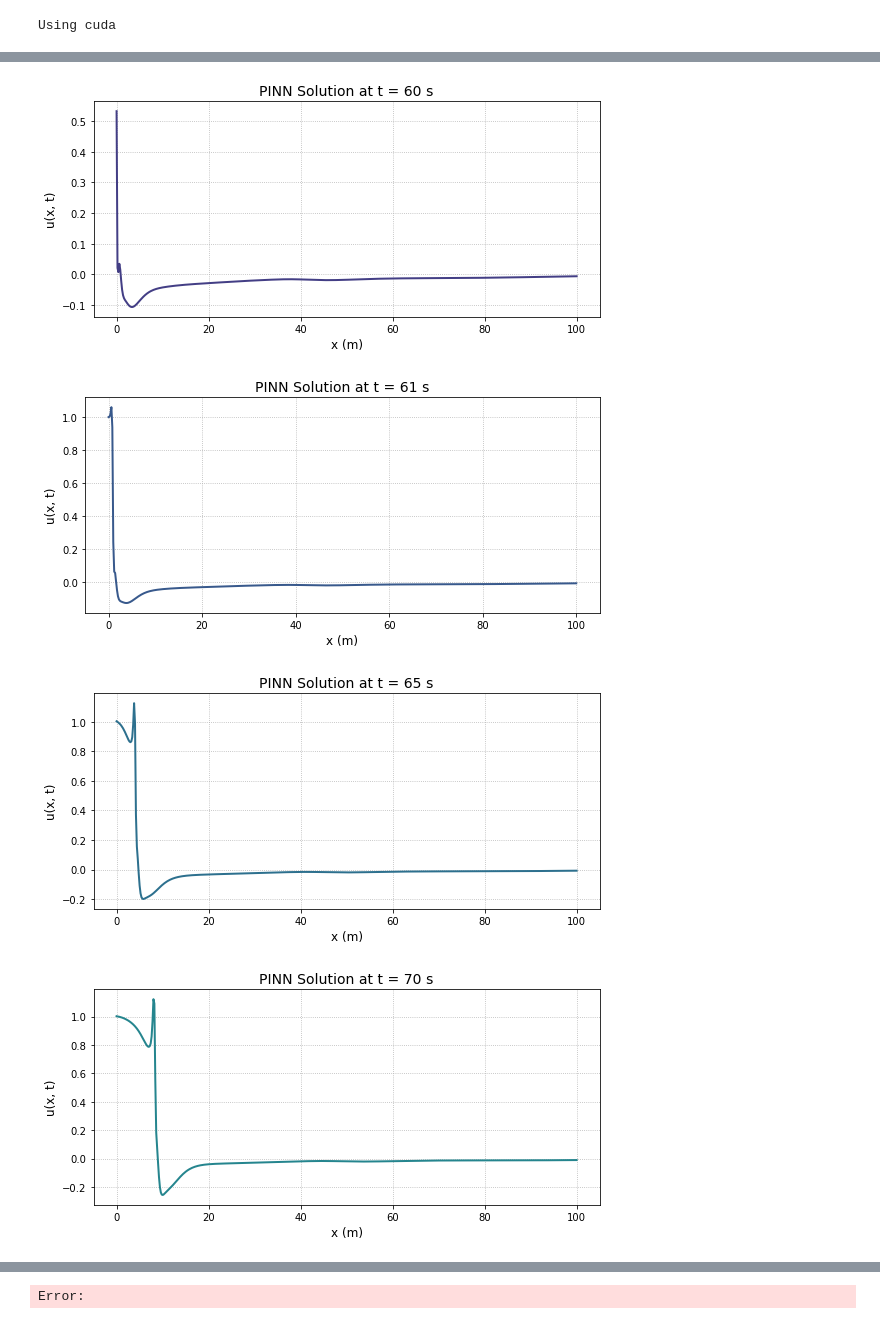
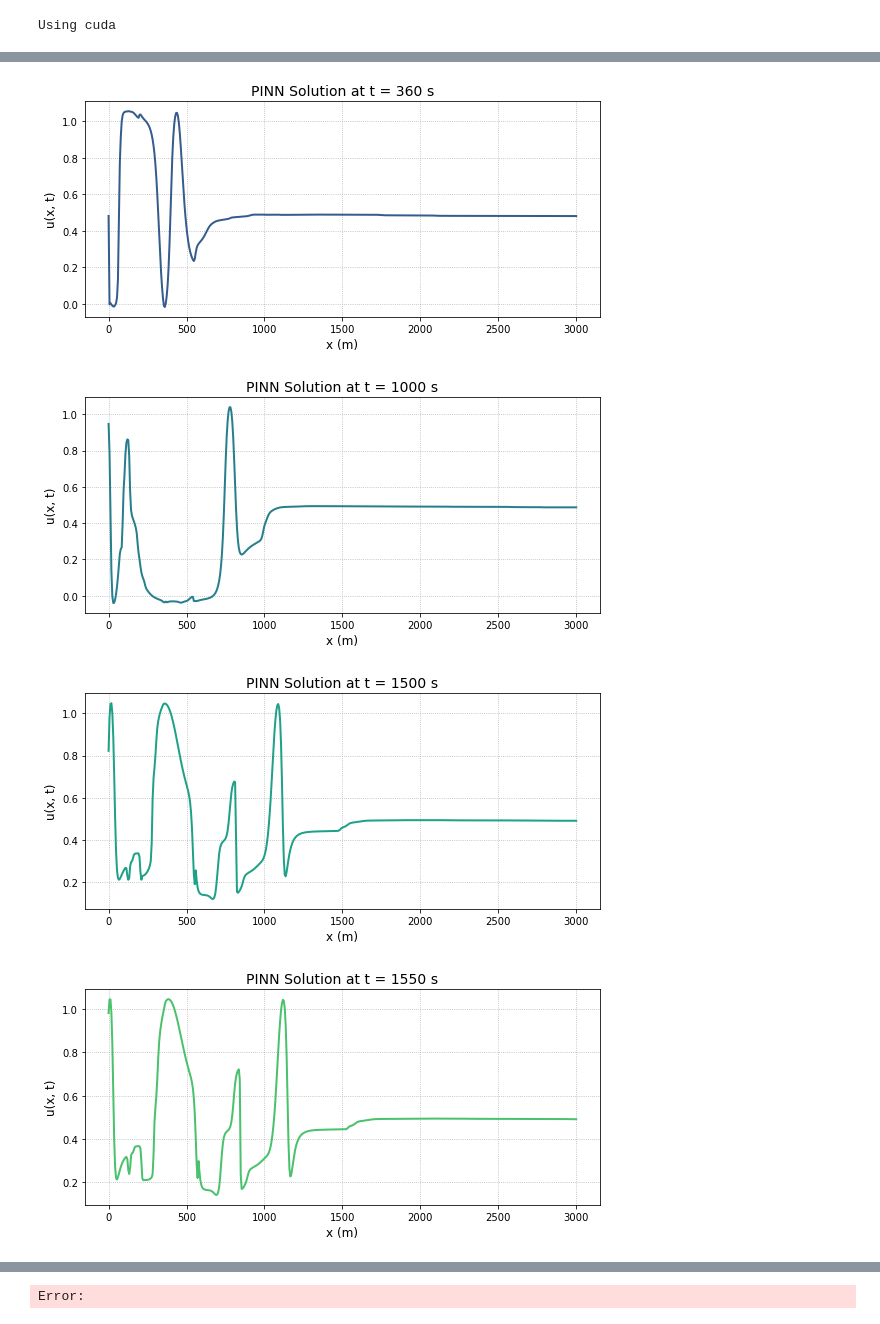
Before and after one commit to Marone1hooss/PINNs, a Jupyter notebook: Model0.ipynb, the cells around one changed output, grey strips where cells are left out. Cells and saved outputs as stored; diff of their text form; code cells hidden in the pictures.

```diff
--- a/Model0.ipynb
+++ b/Model0.ipynb
@@ -20,10 +22,9 @@ Using cuda
 # Problem constants & helper functions
 # -----------------------------------------------------------------------------
 
-a = 1/1.2  # advection speed
 
 # Network architecture: input (x,t) -> 64‑64‑64 hidden units -> output u
-layers = [2, 128, 128,128,128,128, 1]
+layers = [2,128, 128,128,128,128,128,128, 1]
 
 
 class PINN(nn.Module):
@@ -186,17 +194,19 @@ opt_lbfgs = torch.optim.LBFGS(Rho.parameters(),
                               history_size=100,
                               line_search_fn="strong_wolfe")
 # %%
+
+loss_weights = [100, 1, 1]  # Weights used in loss calculation
+
 def loss_components():
     """Returns individual MSE losses: residual, IC, BC."""
     f = pde_residual(Rho, x_f, t_f)
     rho_pred_i = Rho(x_i, t_i)
     rho_pred_b = Rho(x_b, t_b)
-
     loss_f = torch.mean(f ** 2)
     loss_i = torch.mean((rho_pred_i - Rho_i) ** 2)
     loss_b = torch.mean((rho_pred_b - Rho_b) ** 2)
 
-    return loss_f, loss_i, loss_b
+    return loss_weights[0]*loss_f, loss_weights[1]*loss_i, loss_weights[2]*loss_b
 # %%
 # -----------------------------------------------------------------------------
 # Stage 1 – Adam optimisation
@@ -251,0 +354,28 @@ L‑BFGS complete.
+# %%
+# -----------------------------------------------------------------------------
+# Evaluation & Visualisation – separate line plots at each snapshot
+# -----------------------------------------------------------------------------
+
+import matplotlib.cm as cm
+
+# Spatial grid for line plots
+x_line = torch.linspace(0, Pipe_length, 5000, device=device).view(-1, 1)
+
+# Snapshot times
+snapshot_times = torch.tensor([10,0,100,360,500,720,900,1080,1200,1300,1400,1800], device=device)
+#snapshot_times = torch.tensor([1080,1200,1300,1400,1800,1800,1900,2000,2200,2400,2600,2800,3000,3200,3400,3600], device=device)
+
+colors = cm.viridis(torch.linspace(0.001, 1, len(snapshot_times)))
+
+for idx, (t_val, color) in enumerate(zip(snapshot_times, colors)):
+    t_line = t_val.expand_as(x_line)
+    with torch.no_grad():
+        u_pred_line = Rho(x_line, t_line).cpu().numpy().flatten()
+    plt.figure(figsize=(8, 4))
+    plt.plot(x_line.cpu().numpy().flatten(), u_pred_line, color=color, linewidth=2)
+    plt.xlabel("x (m)", fontsize=12)
+    plt.ylabel("Rho(x, t)", fontsize=12)
+    plt.title(f"PINN Solution at t = {t_val.item():.0f} s", fontsize=14)
+    plt.grid(True, linestyle=":")
+    plt.tight_layout()
+    plt.show()
@@ -334,10 +495,10 @@ L‑BFGS complete.
 import matplotlib.cm as cm
 
 # Spatial grid for line plots
-x_line = torch.linspace(0, Pipe_lenth, 500, device=device).view(-1, 1)
+x_line = torch.linspace(0, Pipe_length, 500, device=device).view(-1, 1)
 
 # Snapshot times
-snapshot_times = torch.tensor([1, 20, 60, 61, 65, 70,80,90,100, 119, 120, 150], device=device)
+snapshot_times = torch.tensor([1,100, 360, 1000,1500,1550,1600, 3150], device=device)
 colors = cm.viridis(torch.linspace(0.001, 1, len(snapshot_times)))
 
 for idx, (t_val, color) in enumerate(zip(snapshot_times, colors)):
@@ -358,4 +519,4 @@ for idx, (t_val, color) in enumerate(zip(snapshot_times, colors)):
-[figure, old version]
+[figure, new version]
-[figure, old version]
+[figure, new version]
-[figure, old version]
+[figure, new version]
-[figure, old version]
+[figure, new version]
```
Also changed, not shown: parts of 19 cells of this notebook, 3 other files.
